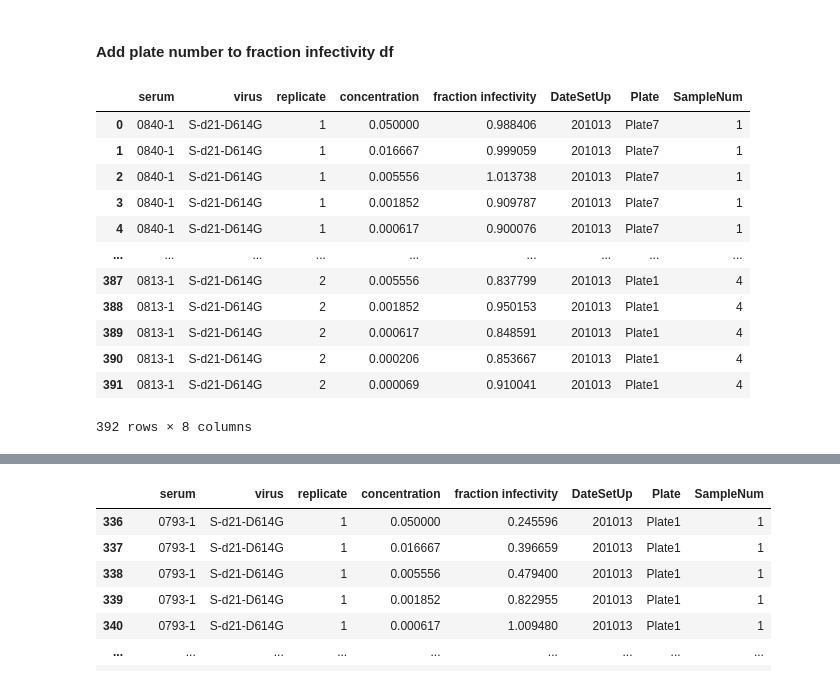
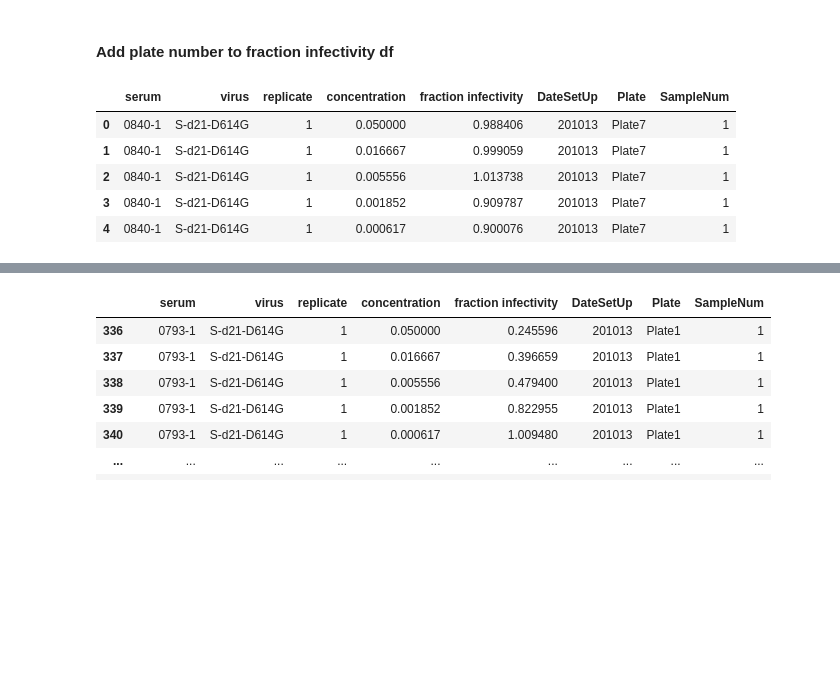
Before and after one commit to jbloomlab/RBD_nanoparticle_vaccine, a Jupyter notebook: MouseNeuts.ipynb, the cells around one changed output, grey strips where cells are left out. Cells and saved outputs as stored; diff of their text form; code cells hidden in the pictures; blank space fills up the shorter version.

```diff
--- a/MouseNeuts.ipynb
+++ b/MouseNeuts.ipynb
@@ -63,20 +65,13 @@ display(smpls_rnd2.head())
 #### Add plate number to fraction infectivity df
 # %%
 df_rnd1 = fidf_rnd1.merge(smpls_rnd1, how='outer', on='serum').drop(['Virus', 'PlateLayout', 'StartDil', 'DilFactor'], axis=1)
-display(df_rnd1)
+display(df_rnd1.head())
 # %% [output]
 |  | serum | virus | replicate | concentration | fraction infectivity | DateSetUp | Plate | SampleNum |
 | 0 | 0840-1 | S-d21-D614G | 1 | 0.050000 | 0.988406 | 201013 | Plate7 | 1 |
 | 1 | 0840-1 | S-d21-D614G | 1 | 0.016667 | 0.999059 | 201013 | Plate7 | 1 |
 | 2 | 0840-1 | S-d21-D614G | 1 | 0.005556 | 1.013738 | 201013 | Plate7 | 1 |
 | 3 | 0840-1 | S-d21-D614G | 1 | 0.001852 | 0.909787 | 201013 | Plate7 | 1 |
 | 4 | 0840-1 | S-d21-D614G | 1 | 0.000617 | 0.900076 | 201013 | Plate7 | 1 |
-| ... | ... | ... | ... | ... | ... | ... | ... | ... |
-| 387 | 0813-1 | S-d21-D614G | 2 | 0.005556 | 0.837799 | 201013 | Plate1 | 4 |
-| 388 | 0813-1 | S-d21-D614G | 2 | 0.001852 | 0.950153 | 201013 | Plate1 | 4 |
-| 389 | 0813-1 | S-d21-D614G | 2 | 0.000617 | 0.848591 | 201013 | Plate1 | 4 |
-| 390 | 0813-1 | S-d21-D614G | 2 | 0.000206 | 0.853667 | 201013 | Plate1 | 4 |
-| 391 | 0813-1 | S-d21-D614G | 2 | 0.000069 | 0.910041 | 201013 | Plate1 | 4 |
-392 rows × 8 columns
 # %%
 df_rnd2 = fidf_rnd2.merge(smpls_rnd2, how='outer', on='serum').drop(['Virus', 'PlateLayout', 'StartDil', 'DilFactor'], axis=1)
```
Also changed, not shown: parts of 6 cells of this notebook, 2 other files.
